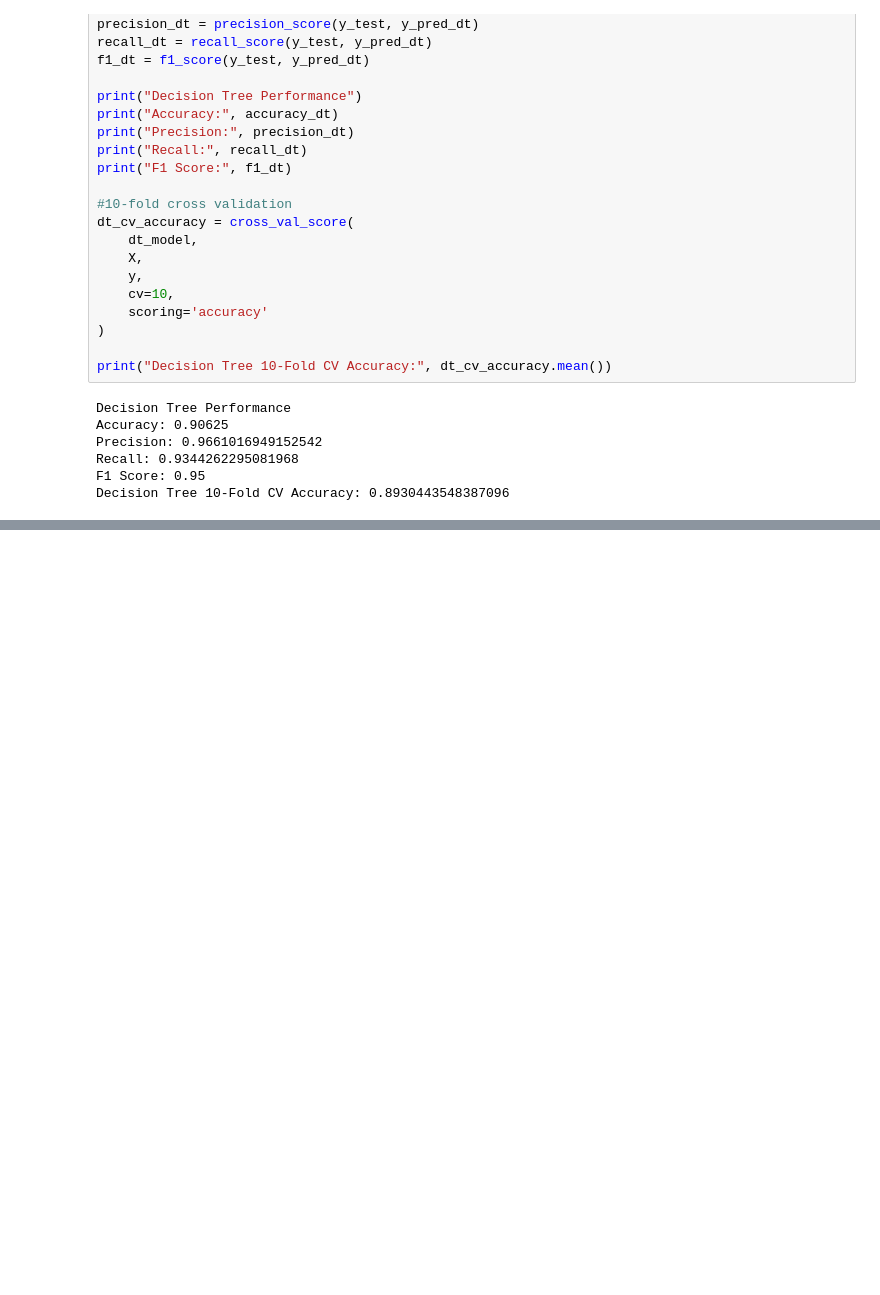
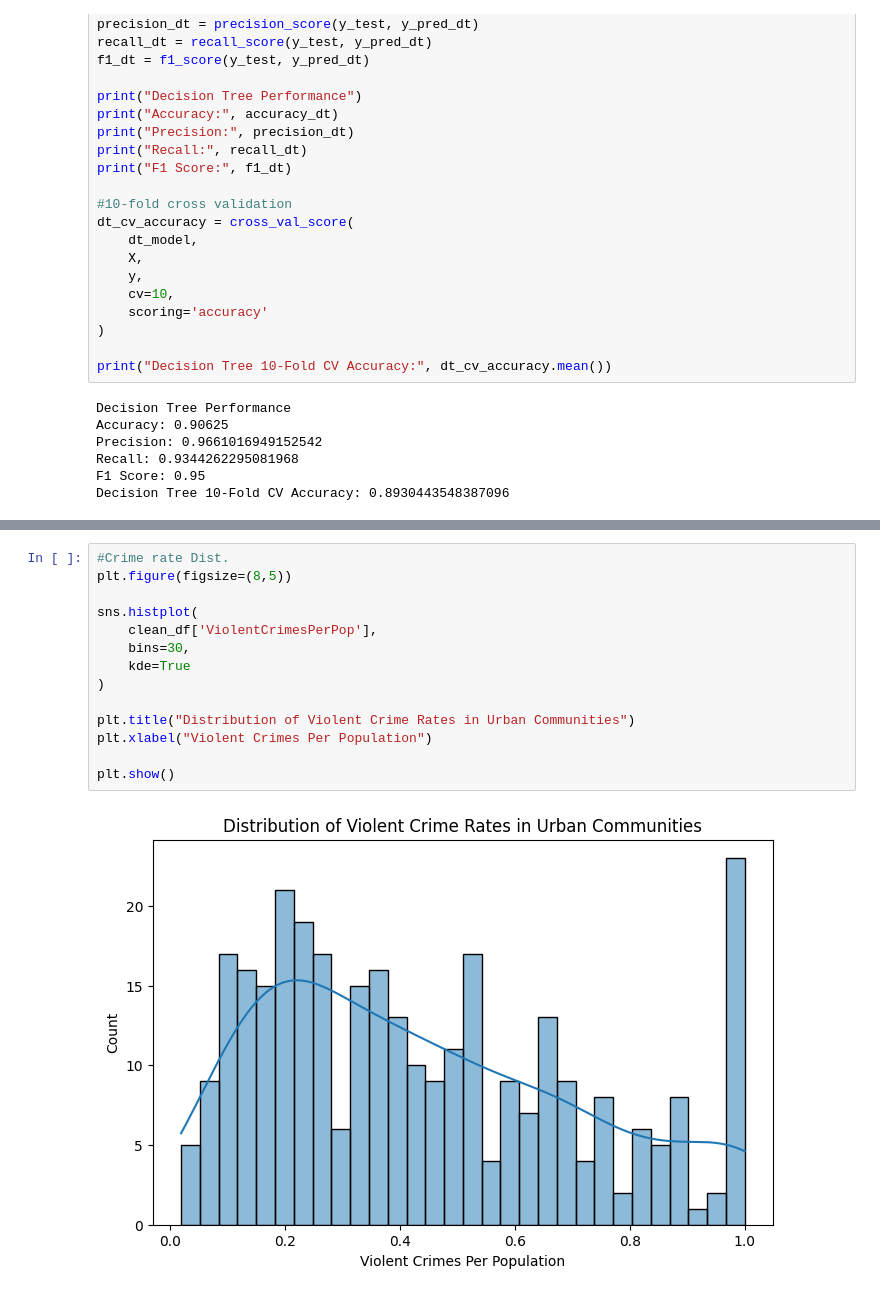
Before and after one commit to nlTyler/urban-crime-statistical-analysis, a Jupyter notebook: 210_Final_1.ipynb, the cells around one changed output, grey strips where cells are left out. Cells and saved outputs as stored; diff of their text form; blank space fills up the shorter version.

```diff
--- a/210_Final_1.ipynb
+++ b/210_Final_1.ipynb
@@ -469,0 +573,16 @@ Decision Tree 10-Fold CV Accuracy: 0.8930443548387096
+# %%
+#Crime rate Dist.
+plt.figure(figsize=(8,5))
+
+sns.histplot(
+    clean_df['ViolentCrimesPerPop'],
+    bins=30,
+    kde=True
+)
+
+plt.title("Distribution of Violent Crime Rates in Urban Communities")
+plt.xlabel("Violent Crimes Per Population")
+
+plt.show()
+# %% [output]
+[figure, added]
```
Also changed, not shown: parts of 7 cells of this notebook.
